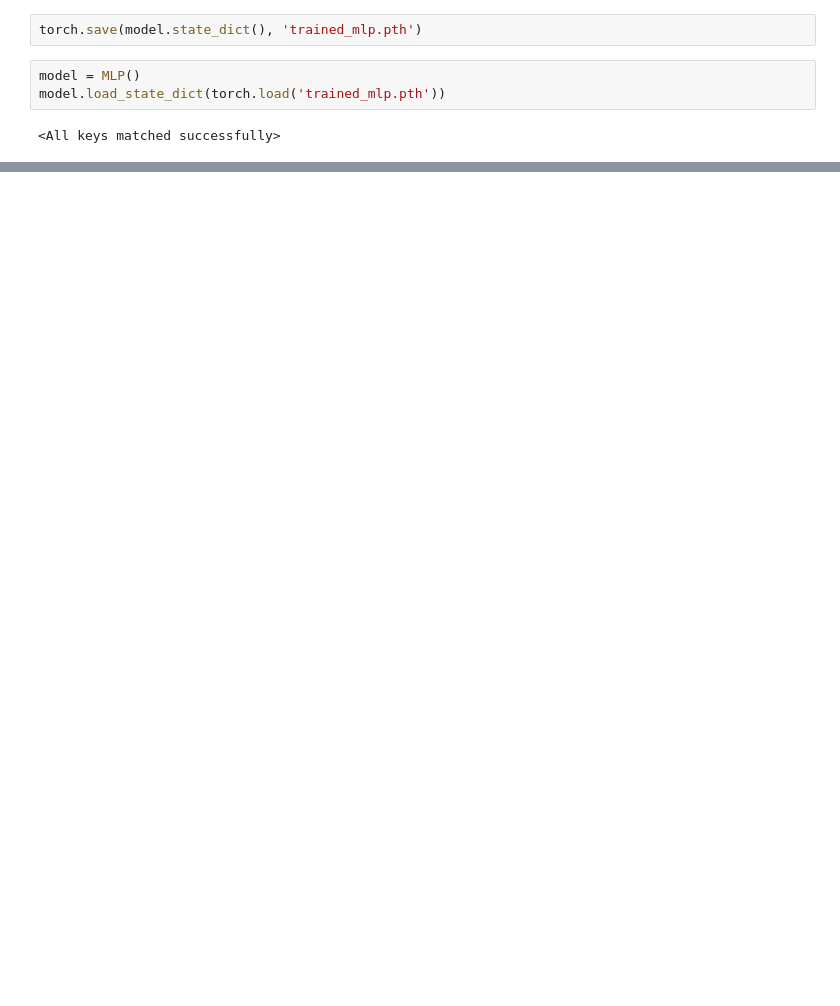
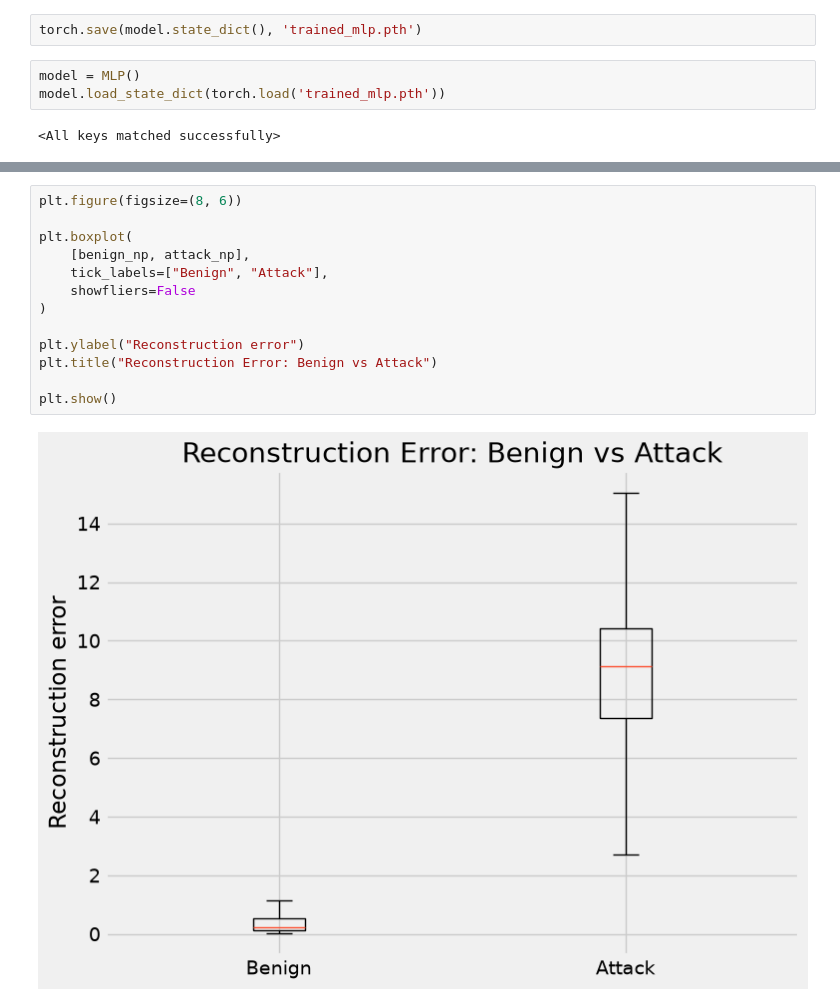
Before and after one commit to RkP17/federated_learning_playground, a Jupyter notebook: 01_pytorch_basics/pytorch_basics.ipynb, the cells around one changed output, grey strips where cells are left out. Saved outputs shown, nothing was run; the diff lists cells and outputs as text; blank space fills up the shorter version.

```diff
--- a/01_pytorch_basics/pytorch_basics.ipynb
+++ b/01_pytorch_basics/pytorch_basics.ipynb
@@ -359,0 +641,15 @@ Actual: 1
+# %%
+plt.figure(figsize=(8, 6))
+
+plt.boxplot(
+    [benign_np, attack_np],
+    tick_labels=["Benign", "Attack"],
+    showfliers=False
+)
+
+plt.ylabel("Reconstruction error")
+plt.title("Reconstruction Error: Benign vs Attack")
+
+plt.show()
+# %% [output]
+[figure, added]
```
Also changed, not shown: parts of 46 cells of this notebook, 1 other file.
